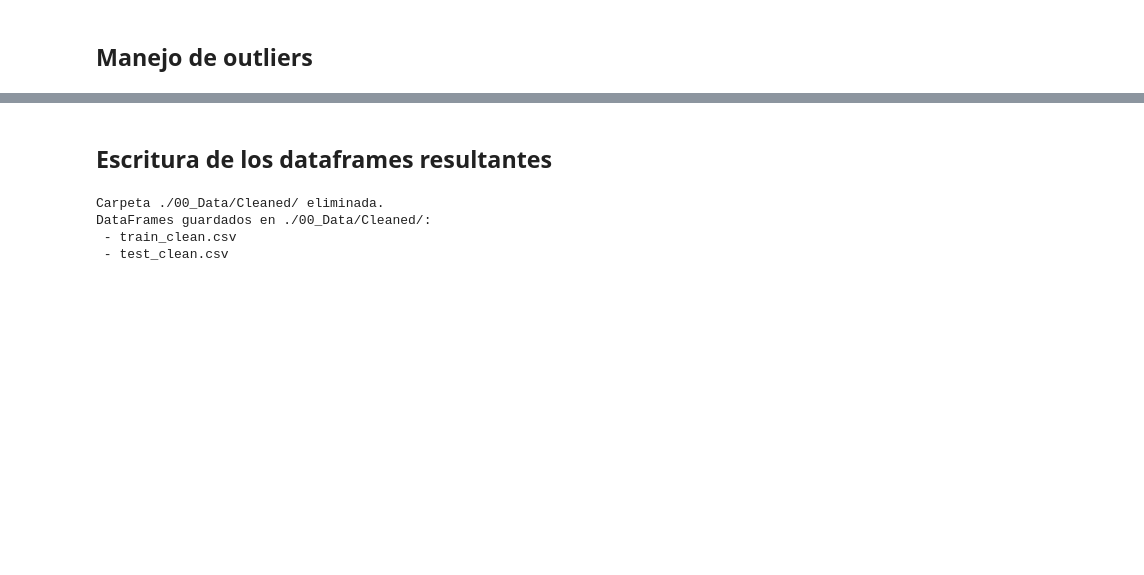
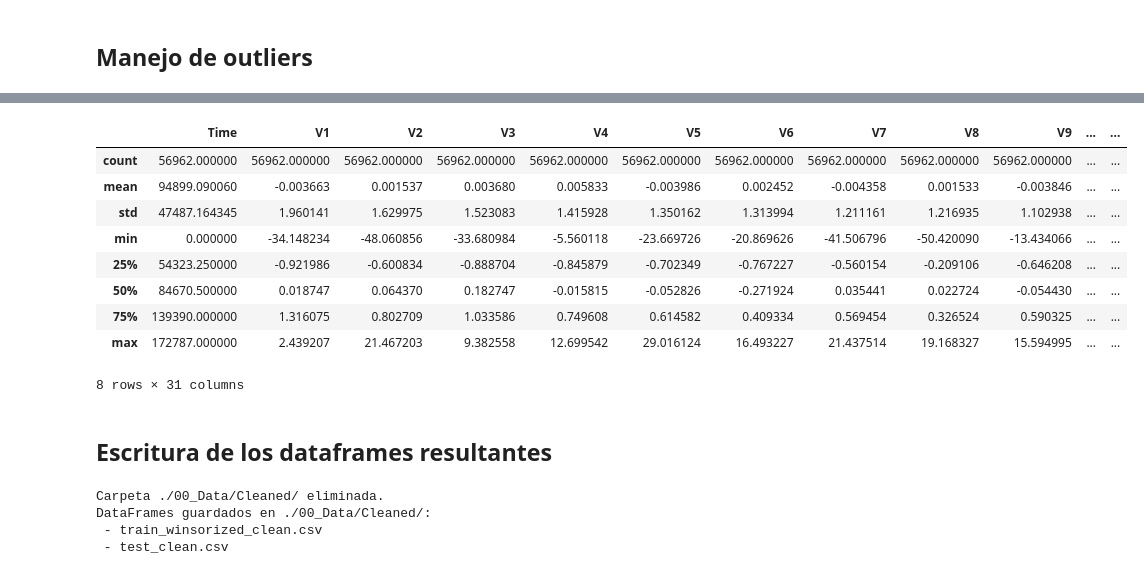
Before and after one commit to LuciaM13/Machine_Learning_Reto_2, a Jupyter notebook: 02_Preprocessing.ipynb, the cells around one changed output, grey strips where cells are left out. Saved outputs shown, nothing was run; the diff lists cells and outputs as text; code cells hidden in the pictures; blank space fills up the shorter version.

```diff
--- a/02_Preprocessing.ipynb
+++ b/02_Preprocessing.ipynb
@@ -251,9 +293,22 @@ df_train_winsorized.describe()
+# %%
+df_test.describe()
+# %% [output]
+|  | Time | V1 | V2 | V3 | V4 | V5 | V6 | V7 | V8 | V9 | ... | ... |
+| count | 56962.000000 | 56962.000000 | 56962.000000 | 56962.000000 | 56962.000000 | 56962.000000 | 56962.000000 | 56962.000000 | 56962.000000 | 56962.000000 | ... | ... |
+| mean | 94899.090060 | -0.003663 | 0.001537 | 0.003680 | 0.005833 | -0.003986 | 0.002452 | -0.004358 | 0.001533 | -0.003846 | ... | ... |
+| std | 47487.164345 | 1.960141 | 1.629975 | 1.523083 | 1.415928 | 1.350162 | 1.313994 | 1.211161 | 1.216935 | 1.102938 | ... | ... |
+| min | 0.000000 | -34.148234 | -48.060856 | -33.680984 | -5.560118 | -23.669726 | -20.869626 | -41.506796 | -50.420090 | -13.434066 | ... | ... |
+| 25% | 54323.250000 | -0.921986 | -0.600834 | -0.888704 | -0.845879 | -0.702349 | -0.767227 | -0.560154 | -0.209106 | -0.646208 | ... | ... |
+| 50% | 84670.500000 | 0.018747 | 0.064370 | 0.182747 | -0.015815 | -0.052826 | -0.271924 | 0.035441 | 0.022724 | -0.054430 | ... | ... |
+| 75% | 139390.000000 | 1.316075 | 0.802709 | 1.033586 | 0.749608 | 0.614582 | 0.409334 | 0.569454 | 0.326524 | 0.590325 | ... | ... |
+| max | 172787.000000 | 2.439207 | 21.467203 | 9.382558 | 12.699542 | 29.016124 | 16.493227 | 21.437514 | 19.168327 | 15.594995 | ... | ... |
+8 rows × 31 columns
 # %% [markdown]
 ## Escritura de los dataframes resultantes
 # %%
 OUTPUT_FOLDER = "./00_Data/Cleaned/"
 
-def save_dataframes_to_csv(output_folder, df_train, df_test, train_filename="train_clean.csv", test_filename="test_clean.csv"):
+def save_dataframes_to_csv(output_folder, df_train, df_test, train_filename="train_winsorized_clean.csv", test_filename="test_clean.csv"):
     """
     Guarda los DataFrames de entrenamiento y prueba en formato CSV en una carpeta específica.
     Si la carpeta ya existe, borra todo su contenido antes de guardar los nuevos archivos.
@@ -286,9 +341,9 @@ def save_dataframes_to_csv(output_folder, df_train, df_test, train_filename="tra
     print(f" - {train_filename}")
     print(f" - {test_filename}")
 
-save_dataframes_to_csv(OUTPUT_FOLDER, df_train, df_test)
+save_dataframes_to_csv(OUTPUT_FOLDER, df_train_winsorized, df_test)
 # %% [output]
 Carpeta ./00_Data/Cleaned/ eliminada.
 DataFrames guardados en ./00_Data/Cleaned/:
- - train_clean.csv
+ - train_winsorized_clean.csv
  - test_clean.csv
```
Also changed, not shown: parts of 19 cells of this notebook, 10 other files.
